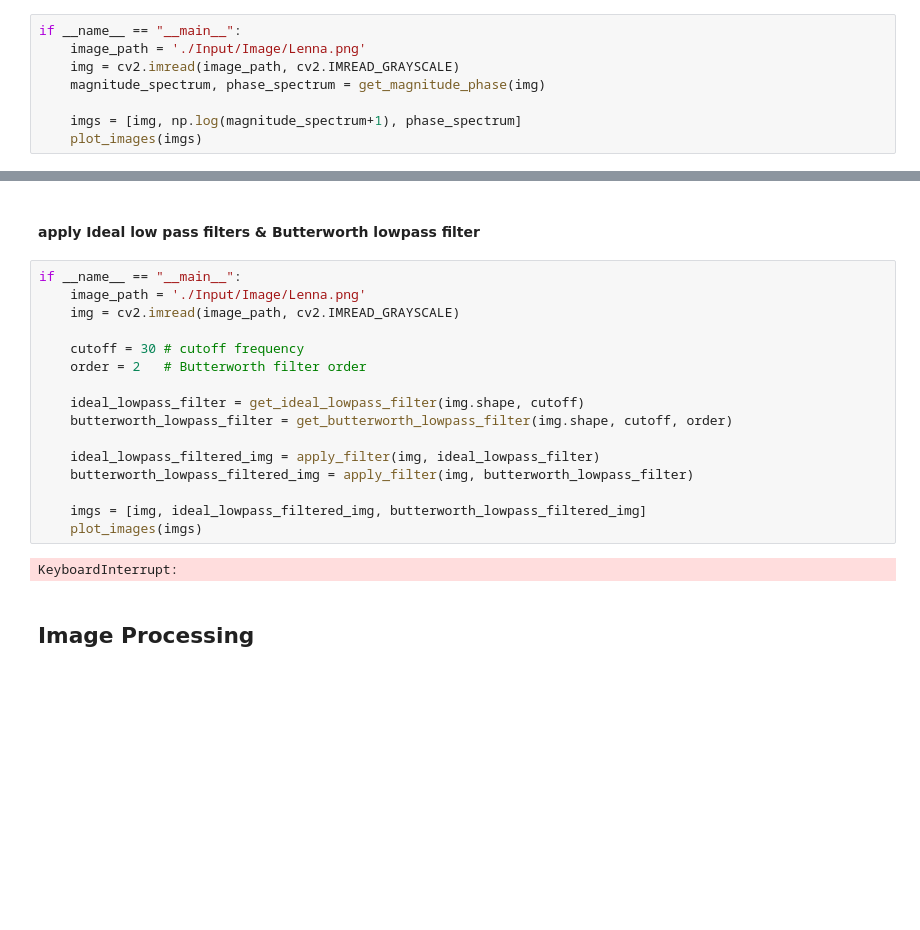
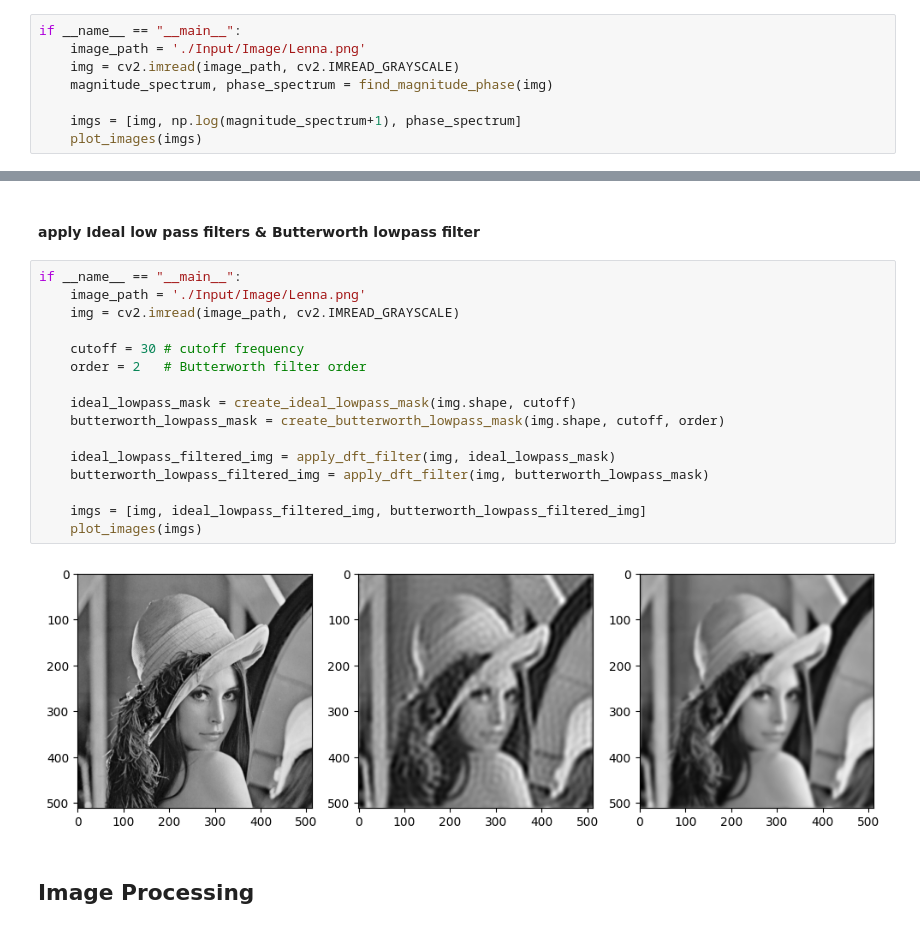
Before and after one commit to kyun1016/DeepLearning, a Jupyter notebook: 240820_Computer_Vision/kernel.ipynb, the cells around one changed output, grey strips where cells are left out. Cells and saved outputs as stored; diff of their text form; blank space fills up the shorter version.

```diff
--- a/240820_Computer_Vision/kernel.ipynb
+++ b/240820_Computer_Vision/kernel.ipynb
@@ -130,7 +197,7 @@ X[3] = 0.25+0.25j
 if __name__ == "__main__":
     image_path = './Input/Image/Lenna.png'
     img = cv2.imread(image_path, cv2.IMREAD_GRAYSCALE)
-    magnitude_spectrum, phase_spectrum = get_magnitude_phase(img)
+    magnitude_spectrum, phase_spectrum = find_magnitude_phase(img)
 
     imgs = [img, np.log(magnitude_spectrum+1), phase_spectrum]
     plot_images(imgs)
@@ -141,21 +208,21 @@ if __name__ == "__main__":
 # %%
 if __name__ == "__main__":
     image_path = './Input/Image/Lenna.png'
     img = cv2.imread(image_path, cv2.IMREAD_GRAYSCALE)
 
     cutoff = 30 # cutoff frequency
     order = 2   # Butterworth filter order
 
-    ideal_lowpass_filter = get_ideal_lowpass_filter(img.shape, cutoff)
-    butterworth_lowpass_filter = get_butterworth_lowpass_filter(img.shape, cutoff, order)
+    ideal_lowpass_mask = create_ideal_lowpass_mask(img.shape, cutoff)
+    butterworth_lowpass_mask = create_butterworth_lowpass_mask(img.shape, cutoff, order)
 
-    ideal_lowpass_filtered_img = apply_filter(img, ideal_lowpass_filter)
-    butterworth_lowpass_filtered_img = apply_filter(img, butterworth_lowpass_filter)
+    ideal_lowpass_filtered_img = apply_dft_filter(img, ideal_lowpass_mask)
+    butterworth_lowpass_filtered_img = apply_dft_filter(img, butterworth_lowpass_mask)
 
     imgs = [img, ideal_lowpass_filtered_img, butterworth_lowpass_filtered_img]
     plot_images(imgs)
 # %% [output]
-KeyboardInterrupt:
+[figure, added]
 # %% [markdown]
 ## Image Processing
 # %% [markdown]
```
Also changed, not shown: parts of 13 cells of this notebook, 1 other file.
